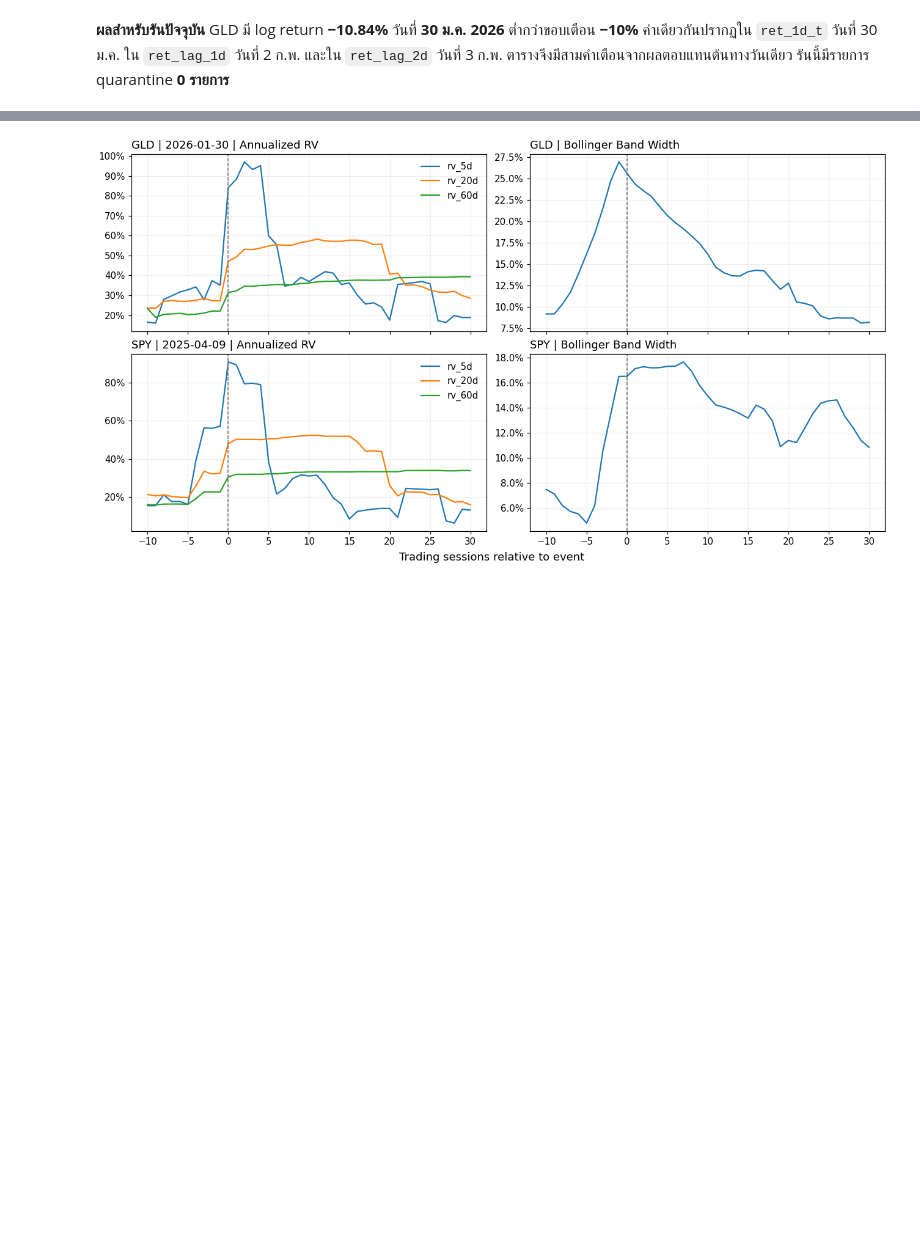
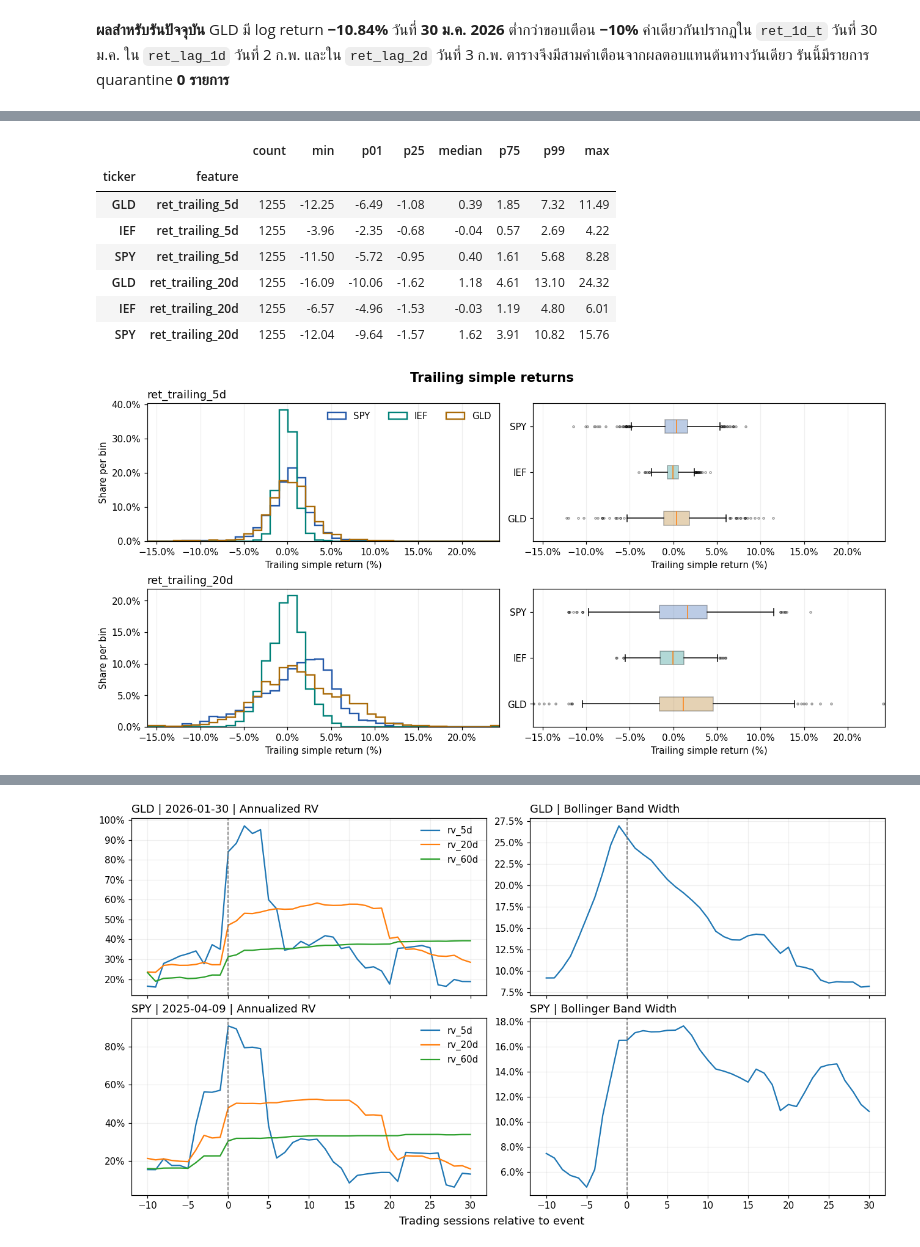
Before and after one commit to 01aptx01/datasci-and-dataen-project, a Jupyter notebook: notebooks/02_eda_features.ipynb, the cells around one changed output, grey strips where cells are left out. Cells and saved outputs as stored; diff of their text form; code cells hidden in the pictures; blank space fills up the shorter version.

```diff
--- a/notebooks/02_eda_features.ipynb
+++ b/notebooks/02_eda_features.ipynb
@@ -395,0 +376,18 @@ for group, columns in feature_groups.items():
+# %%
+group_statistics = feature_statistics.loc[(slice(None), return_columns), :].copy()
+percent_features = return_columns
+percent_rows = group_statistics.index.get_level_values("feature").isin(percent_features)
+value_columns = group_statistics.columns.drop("count")
+group_statistics.loc[percent_rows, value_columns] *= 100
+display(group_statistics.round(2))
+plot_feature_distribution("Trailing simple returns", return_columns)
+# %% [output]
+|  |  | count | min | p01 | p25 | median | p75 | p99 | max |
+| ticker | feature |  |  |  |  |  |  |  |  |
+| GLD | ret_trailing_5d | 1255 | -12.25 | -6.49 | -1.08 | 0.39 | 1.85 | 7.32 | 11.49 |
+| IEF | ret_trailing_5d | 1255 | -3.96 | -2.35 | -0.68 | -0.04 | 0.57 | 2.69 | 4.22 |
+| SPY | ret_trailing_5d | 1255 | -11.50 | -5.72 | -0.95 | 0.40 | 1.61 | 5.68 | 8.28 |
+| GLD | ret_trailing_20d | 1255 | -16.09 | -10.06 | -1.62 | 1.18 | 4.61 | 13.10 | 24.32 |
+| IEF | ret_trailing_20d | 1255 | -6.57 | -4.96 | -1.53 | -0.03 | 1.19 | 4.80 | 6.01 |
+| SPY | ret_trailing_20d | 1255 | -12.04 | -9.64 | -1.57 | 1.62 | 3.91 | 10.82 | 15.76 |
+[figure, added]
```
Also changed, not shown: parts of 42 cells of this notebook, 2 other files.
